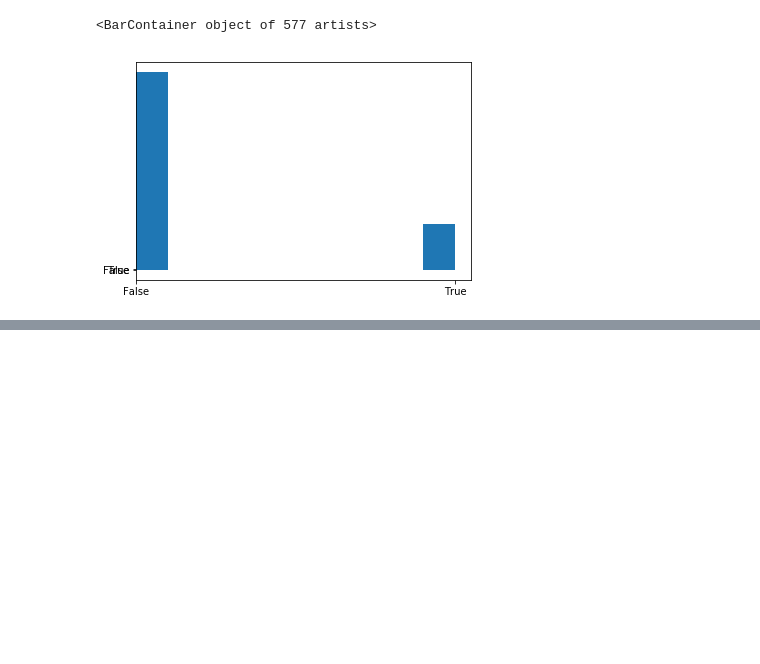
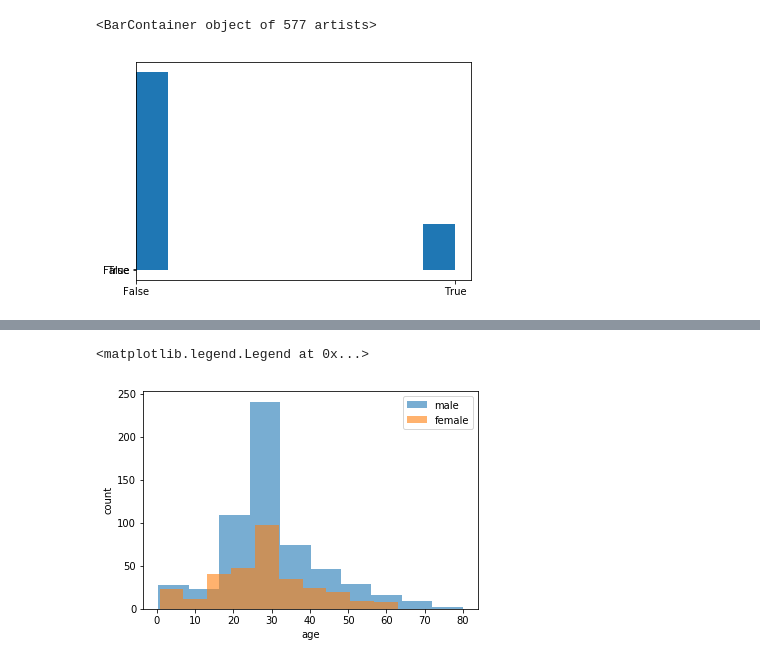
Before and after one commit to daodavid/titanic-exploration-data-science-project, a Jupyter notebook: projects-ds/Untitled1.ipynb, the cells around one changed output, grey strips where cells are left out. Saved outputs shown, nothing was run; the diff lists cells and outputs as text; code cells hidden in the pictures; blank space fills up the shorter version.

```diff
--- a/projects-ds/Untitled1.ipynb
+++ b/projects-ds/Untitled1.ipynb
@@ -177,0 +238,7 @@ Text(0.5, 1.0, 'women surviver')
+# %%
+a = df[df['Age'].isnull()]
+### fill Nan variable with mean
+df['Age']= df['Age'].fillna(mean_age)
+print(len(df['Age']))
+print(len(df['Age'].fillna(mean_age)))
+df['Age']
@@ -177,0 +265,11 @@ Text(0.5, 1.0, 'women surviver')
+# %%
+age_male = df[df['Sex']=='male']['Age']
+age_female = df[df['Sex']=='female']['Age']
+plt.hist(age_male,alpha=0.6,label = 'male')
+plt.hist(age_female,alpha=0.6,label = 'female')
+plt.xlabel('age')
+plt.ylabel('count')
+plt.legend()
+# %% [output]
+<matplotlib.legend.Legend at 0x...>
+[figure, added]
```
Also changed, not shown: parts of 87 cells of this notebook, 5 other files.
